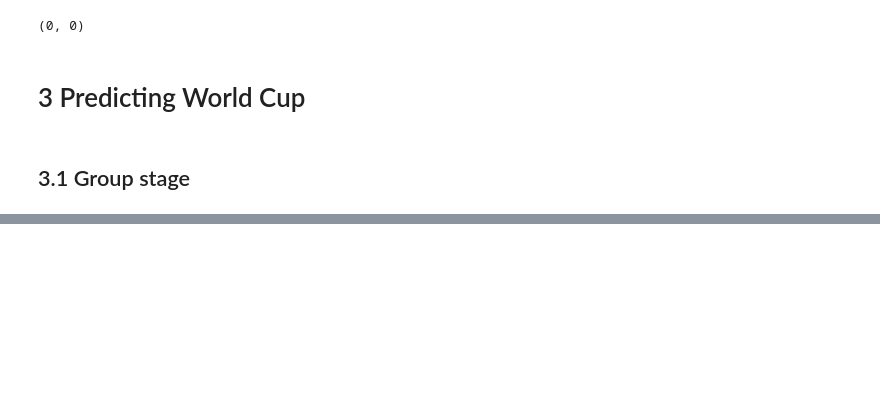
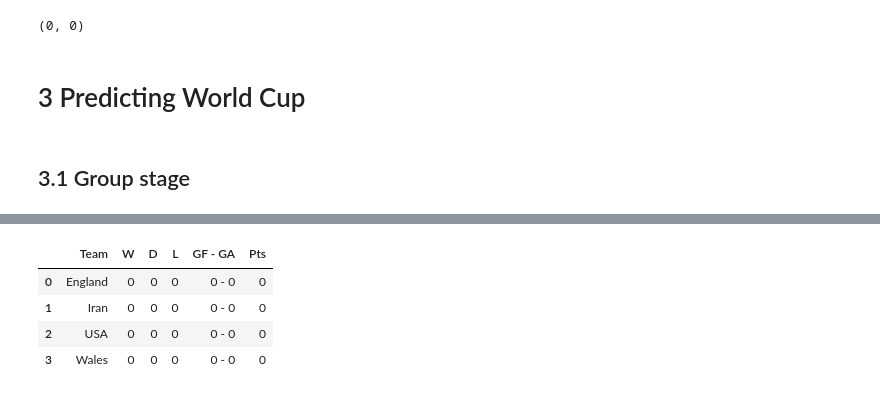
Before and after one commit to langsari/data-science-with-python-2022, a Jupyter notebook: dataset/T.kholed/football world Cup2022.ipynb, the cells around one changed output, grey strips where cells are left out. Saved outputs shown, nothing was run; the diff lists cells and outputs as text; code cells hidden in the pictures; blank space fills up the shorter version.

```diff
--- a/dataset/T.kholed/football world Cup2022.ipynb
+++ b/dataset/T.kholed/football world Cup2022.ipynb
@@ -112,13 +83,0 @@ df_fixture_group_48
-# %%
-# run all the matches in the group stage and update group tables
-for group in dict_table:
-    teams_in_group = dict_table[group]['Team'].Values
-    df_fixture_group_6 = df_fixture_48[df_fixture_48['home'].isin(teams_in_group)]
-    for index, row in df_fixture_group_6.iterrows():
-        home, away = row['home'], row['away']
-        points_home, points_away = predict_points(home, away)
-        dict_table[group].loc[dict_table[group]['Team'] == home, 'Pts'] += points_home
-        dict_table[group].loc[dict_table[group]['Team'] == away, 'Pts'] += points_away
-dict_table[group] = dict_table[group].sort_values('Pts', ascending=False).reset_index()
-dict_table[group] = dict_table[group][['Team', 'Pts']]
-dict_table[group] = dict_table[group].round(0)
@@ -126,0 +112,8 @@ TypeError: list indices must be integers or slices, not DataFrame
+# %%
+dict_table[3]
+# %% [output]
+|  | Team | W | D | L | GF - GA | Pts |
+| 0 | England | 0 | 0 | 0 | 0 - 0 | 0 |
+| 1 | Iran | 0 | 0 | 0 | 0 - 0 | 0 |
+| 2 | USA | 0 | 0 | 0 | 0 - 0 | 0 |
+| 3 | Wales | 0 | 0 | 0 | 0 - 0 | 0 |
```
Also changed, not shown: parts of 14 cells of this notebook.
